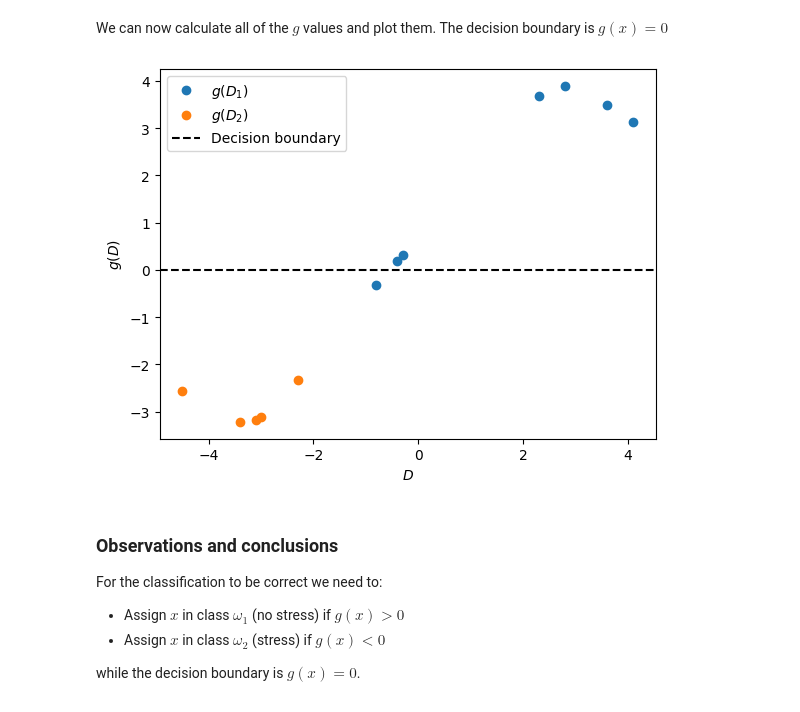
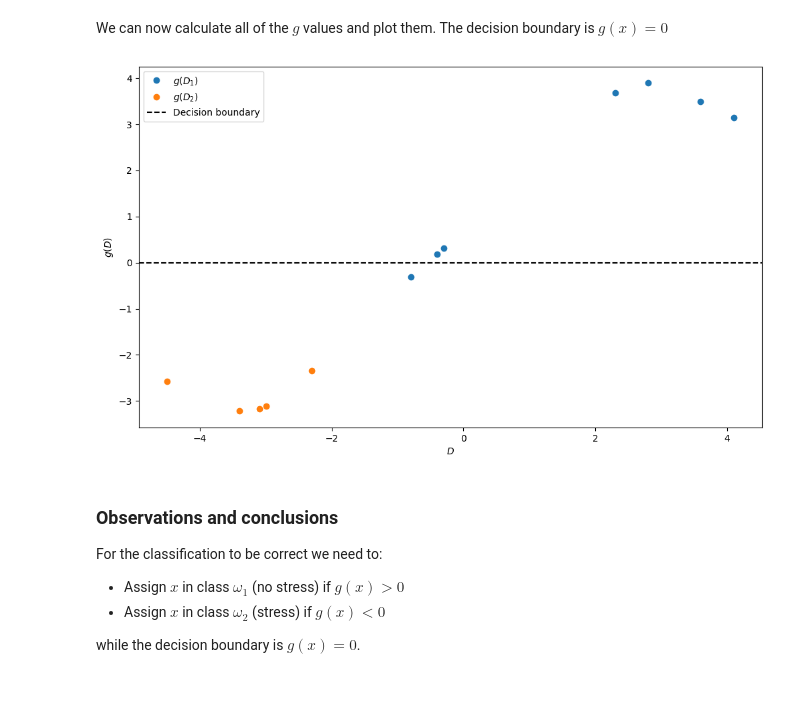
Before and after one commit to NontasBak/PR-Machine-Learning, a Jupyter notebook: Team40-AC.ipynb, the cells around one changed output. Cells and saved outputs as stored; diff of their text form; code cells hidden in the pictures.

```diff
--- a/Team40-AC.ipynb
+++ b/Team40-AC.ipynb
@@ -86,16 +72,17 @@ We can now calculate all of the $g$ values and plot them. The decision boundary
 # %%
 g_values_D1 = predict(D1, apriori_P1, apriori_P2, theta_hat_1, theta_hat_2)
 g_values_D2 = predict(D2, apriori_P1, apriori_P2, theta_hat_1, theta_hat_2)
 
+plt.figure(figsize=(12, 7))
 plt.plot(D1, g_values_D1, 'o', label=r'$g(D_1)$')
 plt.plot(D2, g_values_D2, 'o', label=r'$g(D_2)$')
 plt.axhline(0, color='black', linestyle='--', label='Decision boundary')
 plt.xlabel(r'$D$')
 plt.ylabel(r'$g(D)$')
 plt.legend()
 plt.show()
 # %% [output]
-[figure, old version]
+[figure, new version]
 # %% [markdown]
 ### Observations and conclusions
 
```
Also changed, not shown: parts of 7 cells of this notebook.
